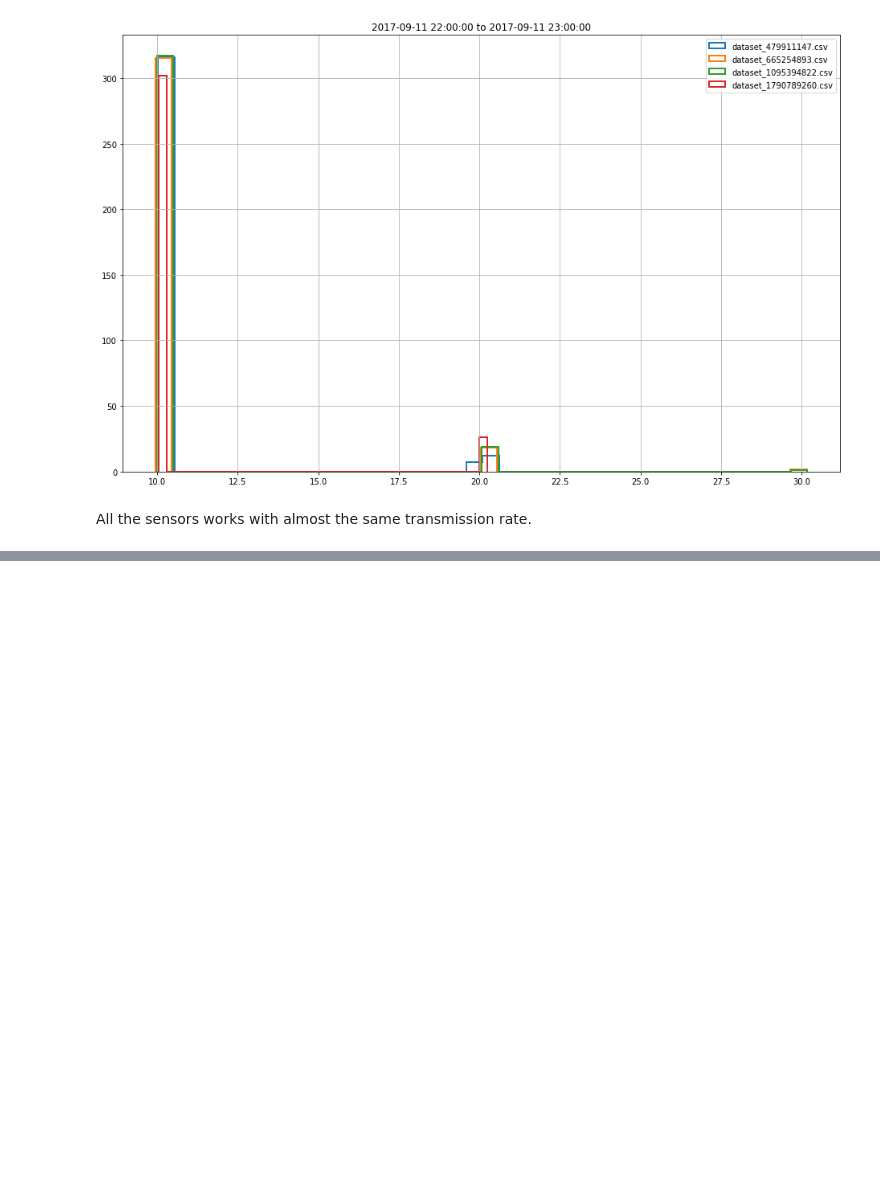
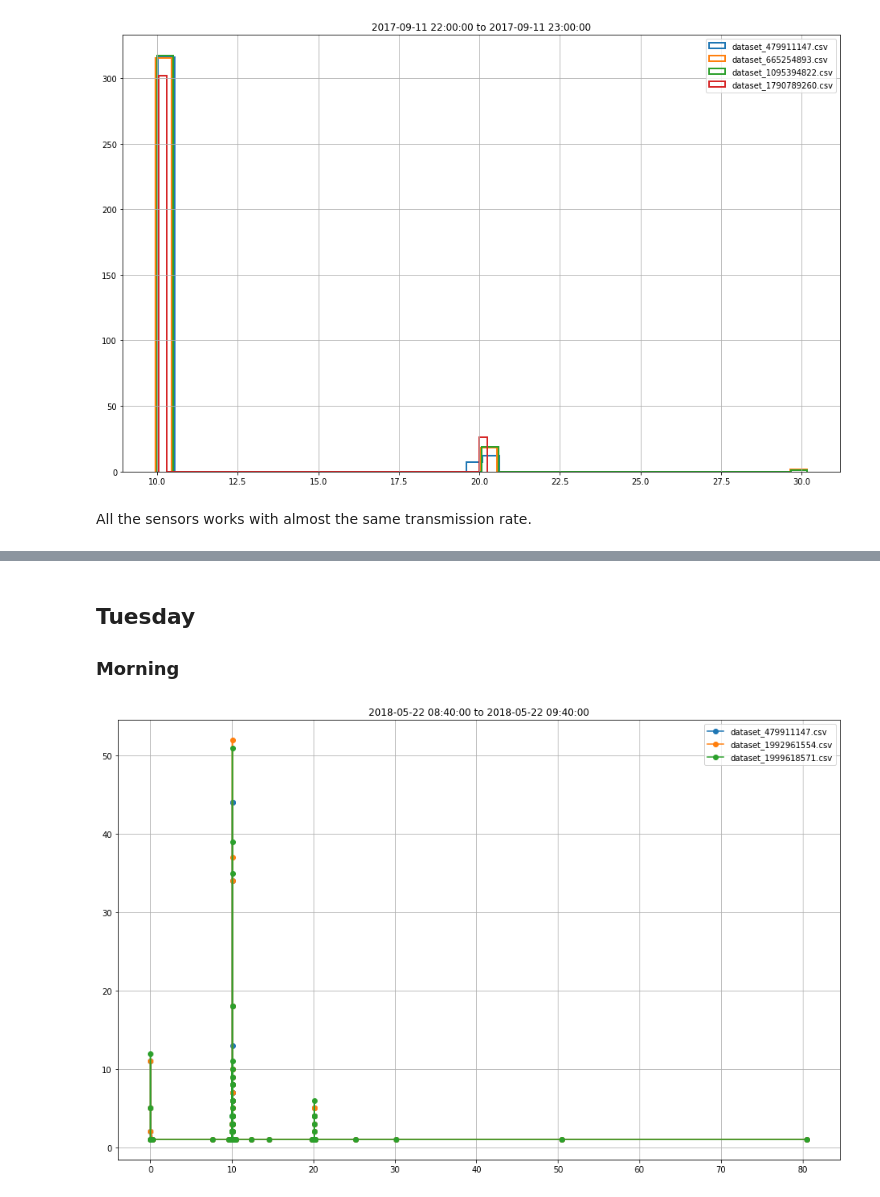
Before and after one commit to Yanuba/DM, a Jupyter notebook: PreliminaryPlots.ipynb, the cells around one changed output, grey strips where cells are left out. Drawn from its saved outputs; the diff is of its cells as text; code cells hidden in the pictures; blank space fills up the shorter version.

```diff
--- a/PreliminaryPlots.ipynb
+++ b/PreliminaryPlots.ipynb
@@ -327,0 +354,10 @@ All the sensors works with almost the same transmission rate.
+# %% [markdown]
+## Tuesday
+### Morning
+# %%
+fts = datetime(year=2018, month=5, day=22, hour=8, minute=40)
+lts = datetime(year=2018, month=5, day=22, hour=9, minute=40)
+
+plot_for_all(root, [t_path[0], s_path[3], l_path[2]], fts, lts, False)
+# %% [output]
+[figure, added]
```
Also changed, not shown: parts of 27 cells of this notebook.
